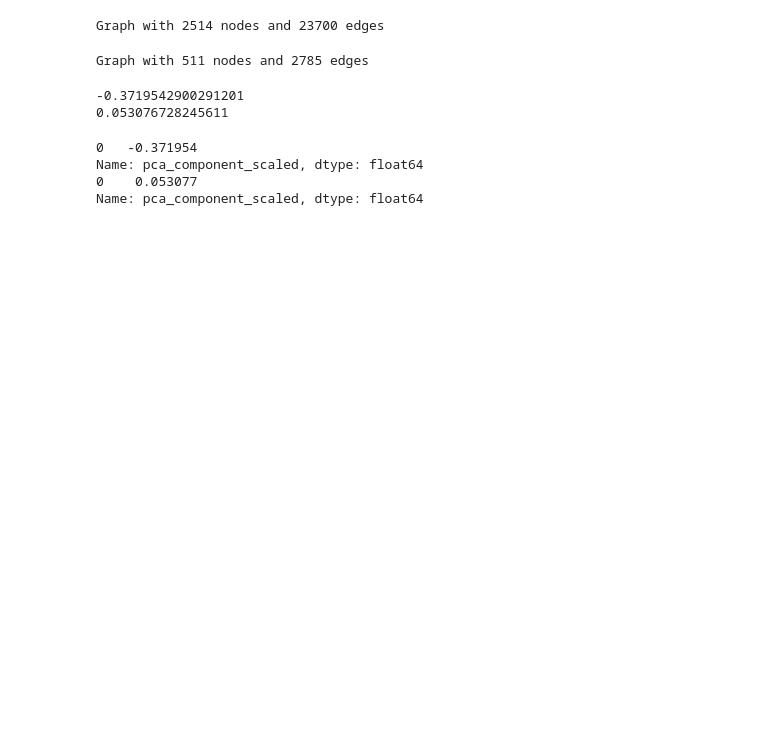
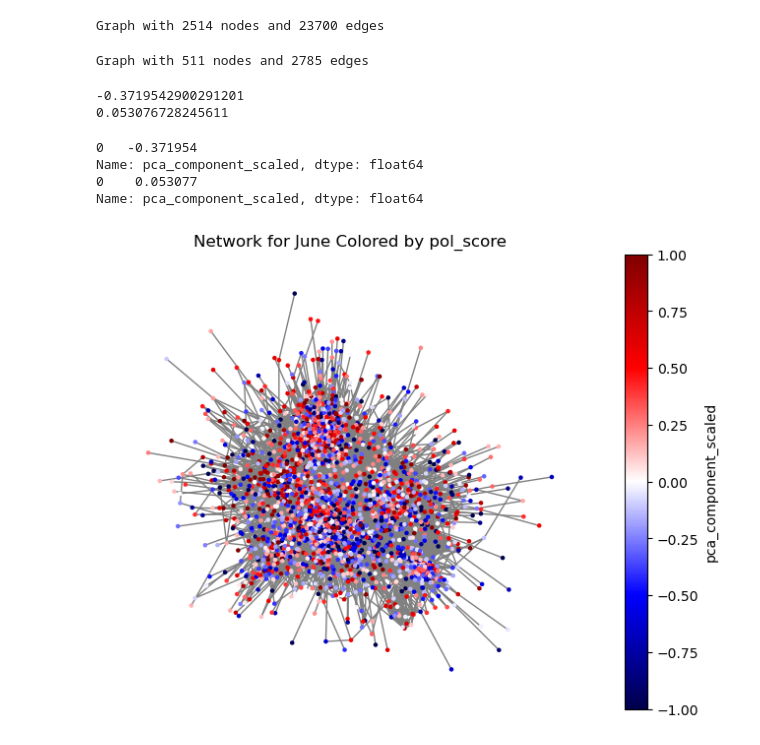
Before and after one commit to b0psheva27/BSc_project_polarization, a Jupyter notebook: notebooks/09_analysis.ipynb, the cells around one changed output. Cells and saved outputs as stored; diff of their text form; code cells hidden in the pictures; blank space fills up the shorter version.

```diff
--- a/notebooks/09_analysis.ipynb
+++ b/notebooks/09_analysis.ipynb
@@ -39 +57,4 @@ plot_c_subplot(dec_df, ["stance_abortion", "stance_marriage", "stance_political"
+# %%
+attr_dict_june = june_df.set_index('nodeid')[['stance_marriage', 'stance_political', 'stance_abortion', "pca_component_scaled"]].to_dict(orient='index')
+attr_dict_dec = dec_df.set_index('nodeid')[['stance_marriage', 'stance_political', 'stance_abortion', "pca_component_scaled"]].to_dict(orient='index')
 # %%
@@ -53,10 +74,10 @@ print(G_dec)
 Graph with 511 nodes and 2785 edges
 # %%
 # setting the attributes
-nx.set_node_attributes(G_june, june_dict, name="pol_score")
-nx.set_node_attributes(G_dec, dec_dict, name="pol_score")
-print(G_june.nodes[911729]['pol_score'])
-print(G_dec.nodes[1232857]['pol_score'])
+nx.set_node_attributes(G_june, attr_dict_june)
+nx.set_node_attributes(G_dec, attr_dict_dec)
+print(G_june.nodes[911729]['pca_component_scaled'])
+print(G_dec.nodes[1232857]['pca_component_scaled'])
 # %% [output]
 -0.3719542900291201
 0.053076728245611
@@ -69,3 +90,30 @@ print(dec_df[dec_df["nodeid"] == 1232857]["pca_component_scaled"])
 Name: pca_component_scaled, dtype: float64
 0    0.053077
 Name: pca_component_scaled, dtype: float64
+# %%
+from matplotlib.cm import ScalarMappable
+
+# Get the pol_score values for all nodes (default to 0 if missing)
+values = [G_june.nodes[n].get("pca_component_scaled", 0) for n in G_june.nodes]
+
+fig, ax = plt.subplots(figsize=(8, 6))
+
+# Plot
+pos = nx.spring_layout(G_june, seed=42)  # Or any other layout
+nx.draw(
+    G_june, pos,
+    node_color=values,
+    cmap=plt.cm.seismic,   # Red-white-blue colormap
+    edge_color='gray',
+    node_size=5,
+    ax = ax
+)
+
+sm = ScalarMappable(cmap=plt.cm.seismic)
+sm.set_array(values)
+cbar = plt.colorbar(sm, ax=ax)
+cbar.set_label("pca_component_scaled")
+plt.title("Network for June Colored by pol_score")
+plt.show()
+# %% [output]
+[figure, added]
```
Also changed, not shown: parts of 8 cells of this notebook.
